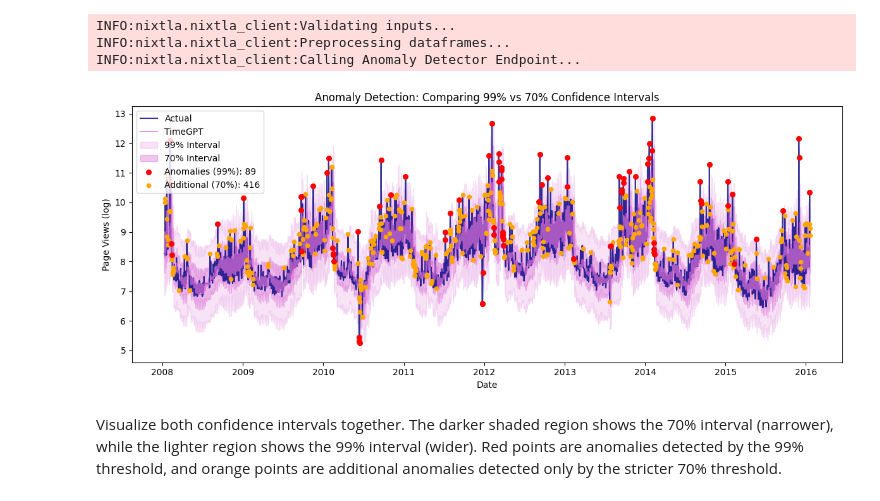
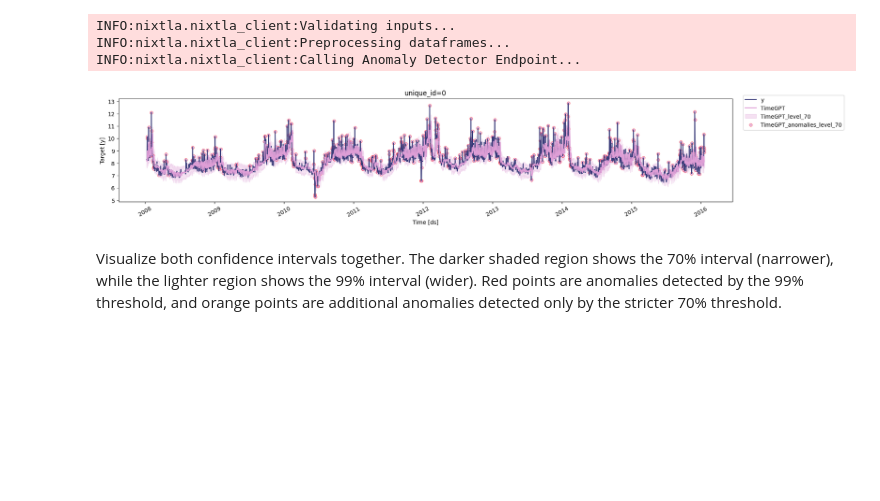
Before and after one commit to Nixtla/blog, a Jupyter notebook: examples/notebooks/anomaly_detection.ipynb, the cells around one changed output. Cells and saved outputs as stored; diff of their text form; code cells hidden in the pictures; blank space fills up the shorter version.

Commit message:
Update anomaly detection notebook to enhance visualization and output formatting

```diff
--- a/examples/notebooks/anomaly_detection.ipynb
+++ b/examples/notebooks/anomaly_detection.ipynb
@@ -125,53 +125,10 @@ anomalies_df_70 = nixtla_client.detect_anomalies(wikipedia, freq="D", level=70)
 INFO:nixtla.nixtla_client:Validating inputs...
 INFO:nixtla.nixtla_client:Preprocessing dataframes...
 INFO:nixtla.nixtla_client:Calling Anomaly Detector Endpoint...
-# %%
-import matplotlib.pyplot as plt
-
-fig, ax = plt.subplots(figsize=(12, 5))
-
-# Plot original data
-ax.plot(anomalies_df["ds"], anomalies_df["y"], color="navy", alpha=0.8, label="Actual")
-
-# Plot TimeGPT forecast
-ax.plot(anomalies_df["ds"], anomalies_df["TimeGPT"], color="orchid", alpha=0.7, label="TimeGPT")
-
-# Fill 99% confidence interval
-ax.fill_between(
-    anomalies_df["ds"],
-    anomalies_df["TimeGPT-lo-99"],
-    anomalies_df["TimeGPT-hi-99"],
-    alpha=0.2,
-    color="orchid",
-    label="99% Interval"
-)
-
-# Fill 70% confidence interval
-ax.fill_between(
-    anomalies_df_70["ds"],
-    anomalies_df_70["TimeGPT-lo-70"],
-    anomalies_df_70["TimeGPT-hi-70"],
-    alpha=0.4,
-    color="orchid",
-    label="70% Interval"
-)
-
-# Highlight anomalies from 99% interval
-anomalies_99 = anomalies_df[anomalies_df["anomaly"] == True]
-ax.scatter(anomalies_99["ds"], anomalies_99["y"], color="red", s=30, zorder=5, label=f"Anomalies (99%): {len(anomalies_99)}")
-
-# Highlight anomalies from 70% interval (only those not in 99%)
-anomalies_70_only = anomalies_df_70[(anomalies_df_70["anomaly"] == True) & (~anomalies_df_70["ds"].isin(anomalies_99["ds"]))]
-ax.scatter(anomalies_70_only["ds"], anomalies_70_only["y"], color="orange", s=20, zorder=4, label=f"Additional (70%): {len(anomalies_70_only)}")
-
-ax.set_xlabel("Date")
-ax.set_ylabel("Page Views (log)")
-ax.set_title("Anomaly Detection: Comparing 99% vs 70% Confidence Intervals")
-ax.legend(loc="upper left")
-plt.tight_layout()
-plt.show()
-# %% [output]
-[figure, removed]
+# %%
+nixtla_client.plot(wikipedia, anomalies_df_70)
+# %% [output]
+[figure, added]
 # %% [markdown]
 Visualize both confidence intervals together. The darker shaded region shows the 70% interval (narrower), while the lighter region shows the 99% interval (wider). Red points are anomalies detected by the 99% threshold, and orange points are additional anomalies detected only by the stricter 70% threshold.
 # %% [markdown]
```
